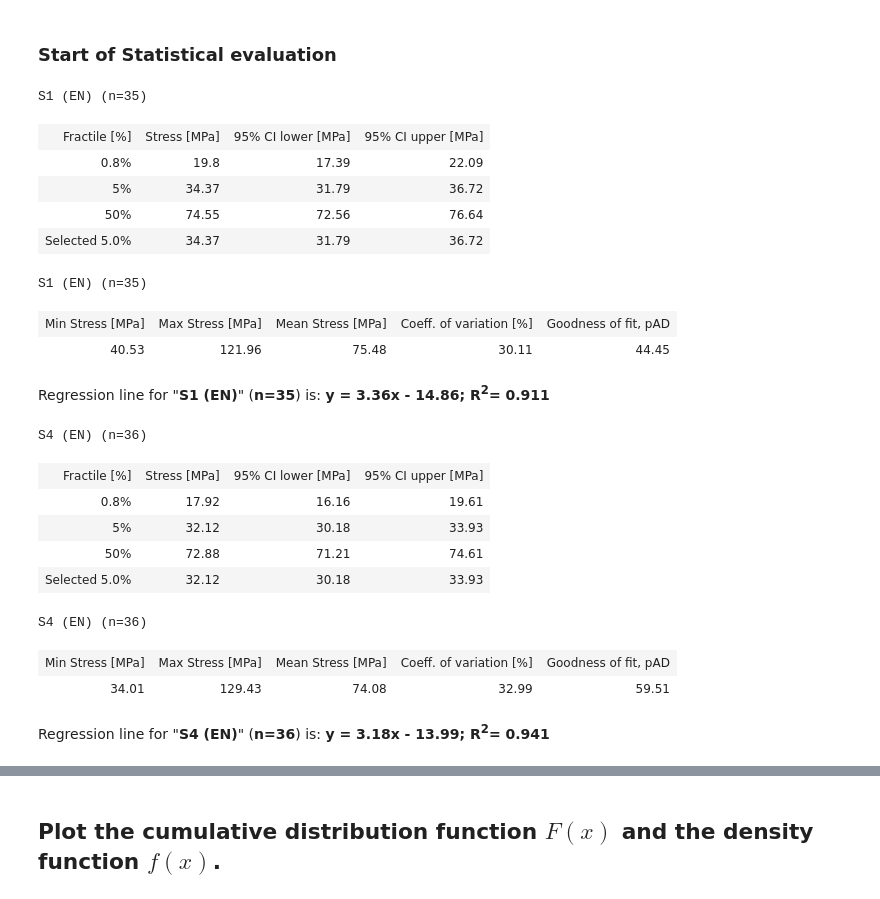
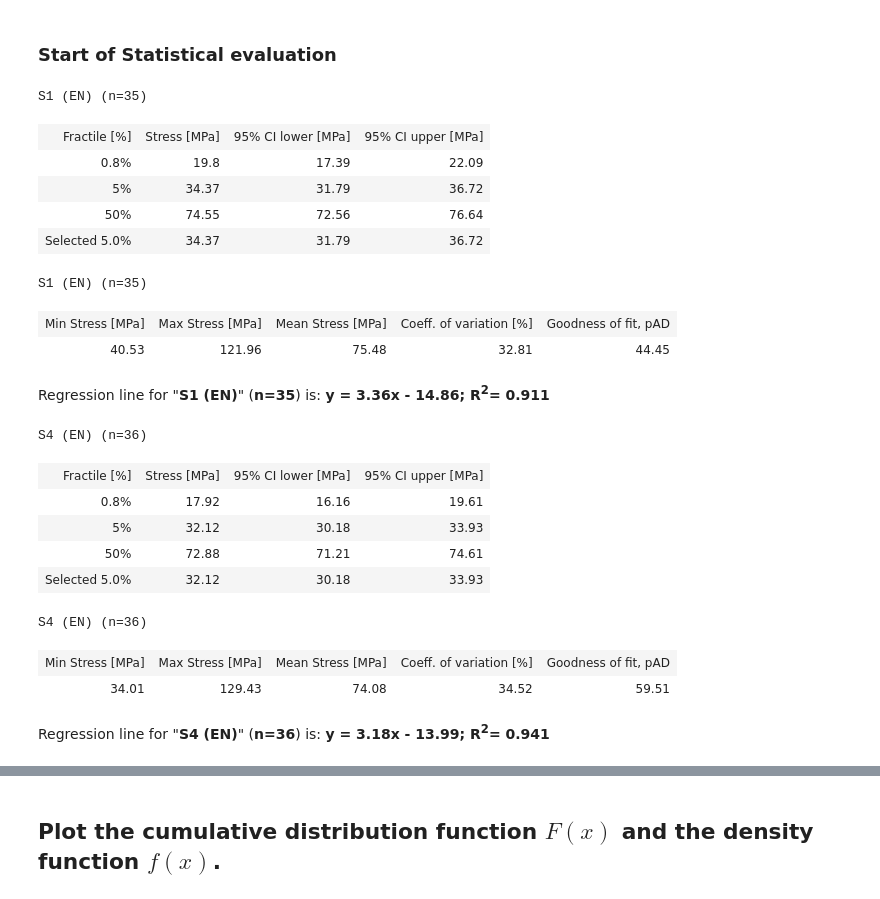
Before and after one commit to TUDelft-books/open-GLASSlab, a Jupyter notebook: book/pages/method_2.ipynb, the cells around one changed output, grey strips where cells are left out. Cells and saved outputs as stored; diff of their text form; code cells hidden in the pictures.

```diff
--- a/book/pages/method_2.ipynb
+++ b/book/pages/method_2.ipynb
@@ -679,10 +680,10 @@ else:
             stress_50_percentile_CI_lower = round(np.exp(solution_CI_lower[0]),2)
 
             # Calculate the mean of the data
-            mean = np.mean(stress_data)
+            mean = theta* gamma(1 + (1 / beta))
 
             # Calculate the standard deviation of the data for a sample
-            std_dev = np.std(stress_data, ddof=1)  # Use ddof=1 for sample standard deviation or ddof=0  for population standard deviation
+            std_dev = theta * (gamma(1 + (2 / beta)) - (gamma(1 + (1 / beta)) ** 2)) ** 0.5
             # Calculate the coefficient of variation
             coefficient_of_variation = (std_dev / mean) * 100
             p_value = goodness_of_fit_test_weibull(sorted_stress, beta, theta)
@@ -773,34 +774,34 @@ else:
         plt.xlim(left=lower_x_limit, right=upper_x_limit)
     else:
         plt.xlim(left=min_stress_data-20, right=max_stress_data+20)
 
     # Get handles and labels, then filter to make them unique
     handles, labels = plt.gca().get_legend_handles_labels()
     unique_labels_set = set()
     unique_handles_labels = []
 
     for handle, label in zip(handles, labels):
         if label not in unique_labels_set:
             unique_handles_labels.append((handle, label))
             unique_labels_set.add(label)
 
     # Construct separate lists for handles and labels, and position the legend
     if unique_handles_labels:
         unique_handles, unique_labels = zip(*unique_handles_labels)
         plt.legend(unique_handles, unique_labels, loc='upper left')
     #plt.grid(True)
     plt.grid(True, which='both', linestyle='--', linewidth=0.5)
     plt.show()
 # %% [output]
 S1 (EN) (n=35)
 | Fractile [%] | Stress [MPa] | 95% CI lower [MPa] | 95% CI upper [MPa] |
 | 0.8% | 19.8 | 17.39 | 22.09 |
 | 5% | 34.37 | 31.79 | 36.72 |
 | 50% | 74.55 | 72.56 | 76.64 |
 | Selected 5.0% | 34.37 | 31.79 | 36.72 |
 S1 (EN) (n=35)
 | Min Stress [MPa] | Max Stress [MPa] | Mean Stress [MPa] | Coeff. of variation [%] | Goodness of fit, pAD |
-| 40.53 | 121.96 | 75.48 | 30.11 | 44.45 |
+| 40.53 | 121.96 | 75.48 | 32.81 | 44.45 |
 Regression line for "S1 (EN)" (n=35) is: y = 3.36x - 14.86; R2= 0.911
 S4 (EN) (n=36)
 | Fractile [%] | Stress [MPa] | 95% CI lower [MPa] | 95% CI upper [MPa] |
@@ -810,7 +811,7 @@ S4 (EN) (n=36)
 | Selected 5.0% | 32.12 | 30.18 | 33.93 |
 S4 (EN) (n=36)
 | Min Stress [MPa] | Max Stress [MPa] | Mean Stress [MPa] | Coeff. of variation [%] | Goodness of fit, pAD |
-| 34.01 | 129.43 | 74.08 | 32.99 | 59.51 |
+| 34.01 | 129.43 | 74.08 | 34.52 | 59.51 |
 Regression line for "S4 (EN)" (n=36) is: y = 3.18x - 13.99; R2= 0.941
 [drawing not drawn]
 # %% [markdown]
```
Also changed, not shown: parts of 2 cells of this notebook.
